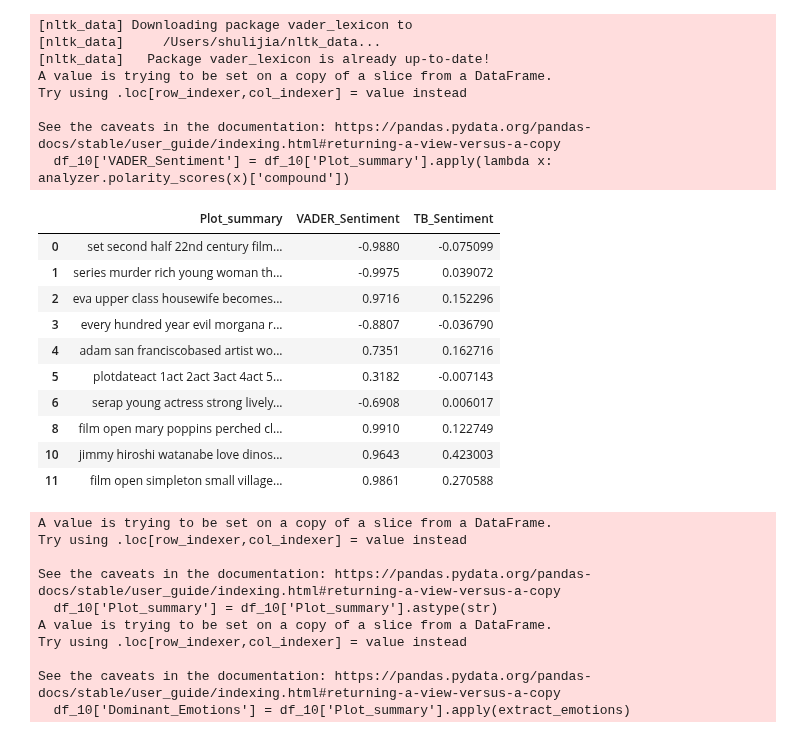
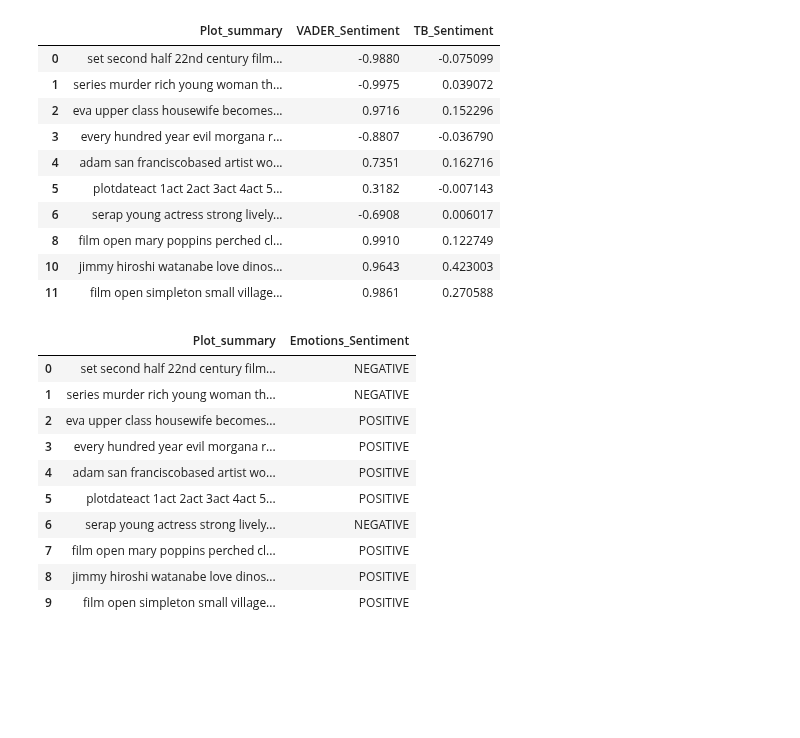
Before and after one commit to epfl-ada/ada-2024-project-astonishingdataavengers24, a Jupyter notebook: sentiment_analysis_draft.ipynb, the cells around one changed output. Drawn from its saved outputs; the diff is of its cells as text; code cells hidden in the pictures; blank space fills up the shorter version.

```diff
--- a/sentiment_analysis_draft.ipynb
+++ b/sentiment_analysis_draft.ipynb
@@ -126,24 +122,18 @@ See the caveats in the documentation: https://pandas.pydata.org/pandas-docs/stab
 | 10 | 0.423003 | jimmy hiroshi watanabe love dinos... |
 | 11 | 0.270588 | film open simpleton small village... |
 # %%
-from nltk.sentiment.vader import SentimentIntensityAnalyzer
-from nltk import download
+# VADER
+analyzer = SentimentIntensityAnalyzer()
 
-download('vader_lexicon')  # Ensure VADER is downloaded
-analyzer = SentimentIntensityAnalyzer()
+# Ensure df_10 is a copy to avoid SettingWithCopyWarning
+df_10 = df_10.copy()
 
 # Perform sentiment analysis
 df_10['VADER_Sentiment'] = df_10['Plot_summary'].apply(lambda x: analyzer.polarity_scores(x)['compound'])
+
+# Display selected columns
 df_10[['Plot_summary', 'VADER_Sentiment', 'TB_Sentiment']]
 # %% [output]
-[nltk_data] Downloading package vader_lexicon to
-[nltk_data]     /Users/shulijia/nltk_data...
-[nltk_data]   Package vader_lexicon is already up-to-date!
-A value is trying to be set on a copy of a slice from a DataFrame.
-Try using .loc[row_indexer,col_indexer] = value instead
-
-See the caveats in the documentation: https://pandas.pydata.org/pandas-docs/stable/user_guide/indexing.html#returning-a-view-versus-a-copy
-  df_10['VADER_Sentiment'] = df_10['Plot_summary'].apply(lambda x: analyzer.polarity_scores(x)['compound'])
 |  | Plot_summary | VADER_Sentiment | TB_Sentiment |
 | 0 | set second half 22nd century film... | -0.9880 | -0.075099 |
 | 1 | series murder rich young woman th... | -0.9975 | 0.039072 |
@@ -156,10 +146,13 @@ See the caveats in the documentation: https://pandas.pydata.org/pandas-docs/stab
 | 10 | jimmy hiroshi watanabe love dinos... | 0.9643 | 0.423003 |
 | 11 | film open simpleton small village... | 0.9861 | 0.270588 |
 # %%
+# Emotion analysis
 from nrclex import NRCLex
 
+df_10 = df_10.copy()
+
 # Ensure the column is converted to string type to handle potential NaNs
-df_10['Plot_summary'] = df_10['Plot_summary'].astype(str)
+df_10.loc[:, 'Plot_summary'] = df_10['Plot_summary'].astype(str)
 
 # Function to get dominant emotions
 def extract_emotions(text):
@@ -170,19 +163,45 @@ def extract_emotions(text):
         return str(e)  # Return error message if any issues occur
 
 # Apply the emotion extraction to the 'Plot_summary' column
-df_10['Dominant_Emotions'] = df_10['Plot_summary'].apply(extract_emotions)
+df_10.loc[:, 'Emotions'] = df_10['Plot_summary'].apply(extract_emotions)
 
 # Display the DataFrame with the extracted emotions
-df_10[['Plot_summary', 'Dominant_Emotions']].to_csv('emotions_output.csv', index=False)
+df_10[['Plot_summary', 'Emotions']].to_csv('emotions_output.csv', index=False)
-# %% [output]
-A value is trying to be set on a copy of a slice from a DataFrame.
-Try using .loc[row_indexer,col_indexer] = value instead
-
-See the caveats in the documentation: https://pandas.pydata.org/pandas-docs/stable/user_guide/indexing.html#returning-a-view-versus-a-copy
-  df_10['Plot_summary'] = df_10['Plot_summary'].astype(str)
-A value is trying to be set on a copy of a slice from a DataFrame.
-Try using .loc[row_indexer,col_indexer] = value instead
-
-See the caveats in the documentation: https://pandas.pydata.org/pandas-docs/stable/user_guide/indexing.html#returning-a-view-versus-a-copy
-  df_10['Dominant_Emotions'] = df_10['Plot_summary'].apply(extract_emotions)
+# %%
+# Define categories for positive and negative emotions
+positive_emotions = ['positive', 'anticipation', 'surprise', 'joy', 'trust']
+negative_emotions = ['negative', 'anger', 'fear', 'disgust', 'sadness']
+
+# Function to classify emotions as positive or negative
+def classify_sentiment(emotions):
+    try:
+        # Sum the scores for positive and negative categories
+        positive_score = sum(emotions.get(emotion, 0) for emotion in positive_emotions)
+        negative_score = sum(emotions.get(emotion, 0) for emotion in negative_emotions)
+
+        # Classify based on which score is higher
+        return 'POSITIVE' if positive_score > negative_score else 'NEGATIVE'
+    except Exception as e:
+        return str(e)  # Return error message if any issues occur
+
+df_emotions = pd.read_csv('emotions_output.csv')
+# Convert from string to dictionary
+df_emotions['Emotions'] = df_emotions['Emotions'].apply(ast.literal_eval)
+# Apply the sentiment classification
+df_emotions['Emotions_Sentiment'] = df_emotions['Emotions'].apply(classify_sentiment)
+
+# Display the dataframe to verify
+df_emotions[['Plot_summary', 'Emotions_Sentiment']]
+# %% [output]
+|  | Plot_summary | Emotions_Sentiment |
+| 0 | set second half 22nd century film... | NEGATIVE |
+| 1 | series murder rich young woman th... | NEGATIVE |
+| 2 | eva upper class housewife becomes... | POSITIVE |
+| 3 | every hundred year evil morgana r... | POSITIVE |
+| 4 | adam san franciscobased artist wo... | POSITIVE |
+| 5 | plotdateact 1act 2act 3act 4act 5... | POSITIVE |
+| 6 | serap young actress strong lively... | NEGATIVE |
+| 7 | film open mary poppins perched cl... | POSITIVE |
+| 8 | jimmy hiroshi watanabe love dinos... | POSITIVE |
+| 9 | film open simpleton small village... | POSITIVE |
 # %%
```
Also changed, not shown: parts of 6 cells of this notebook.
